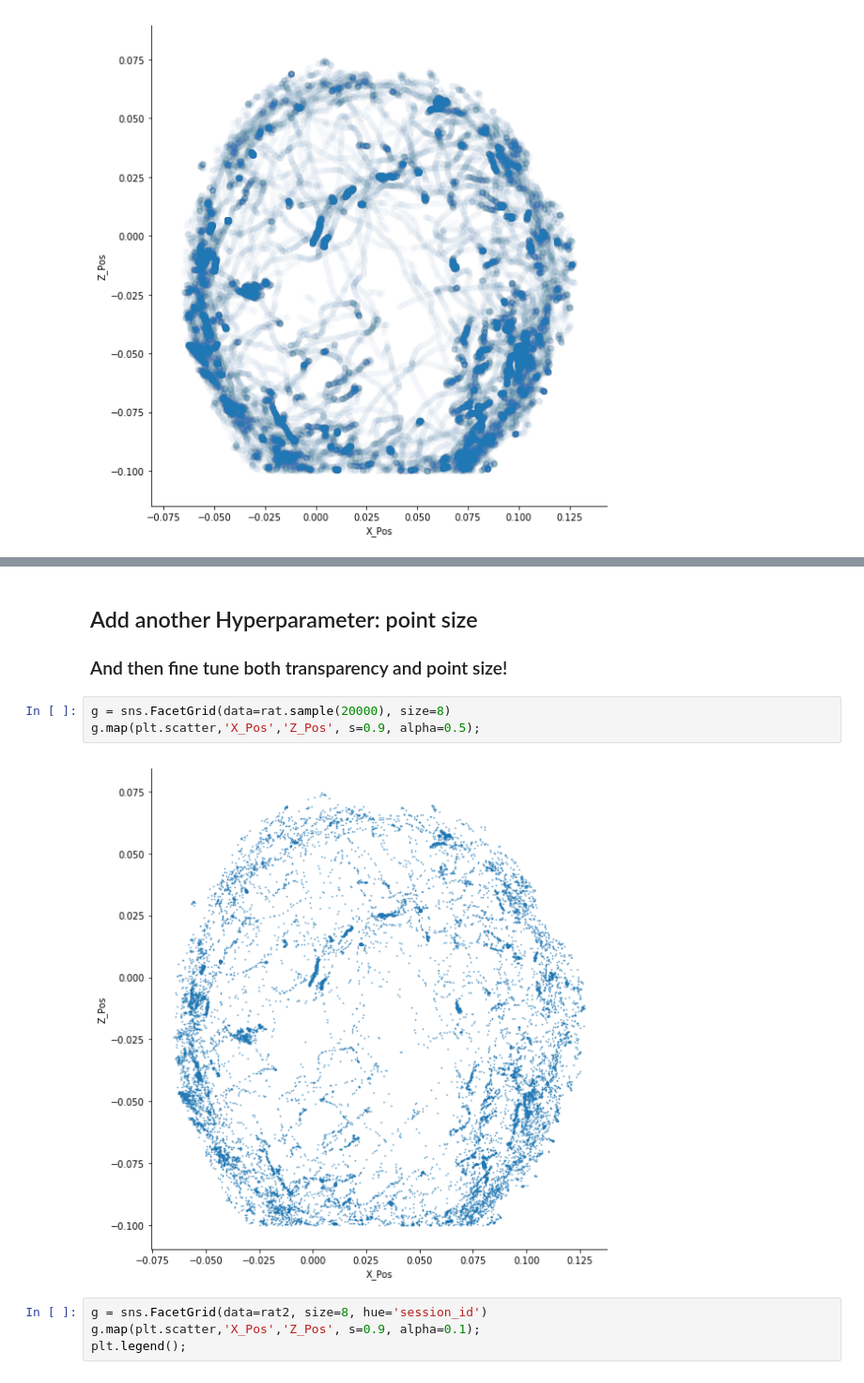
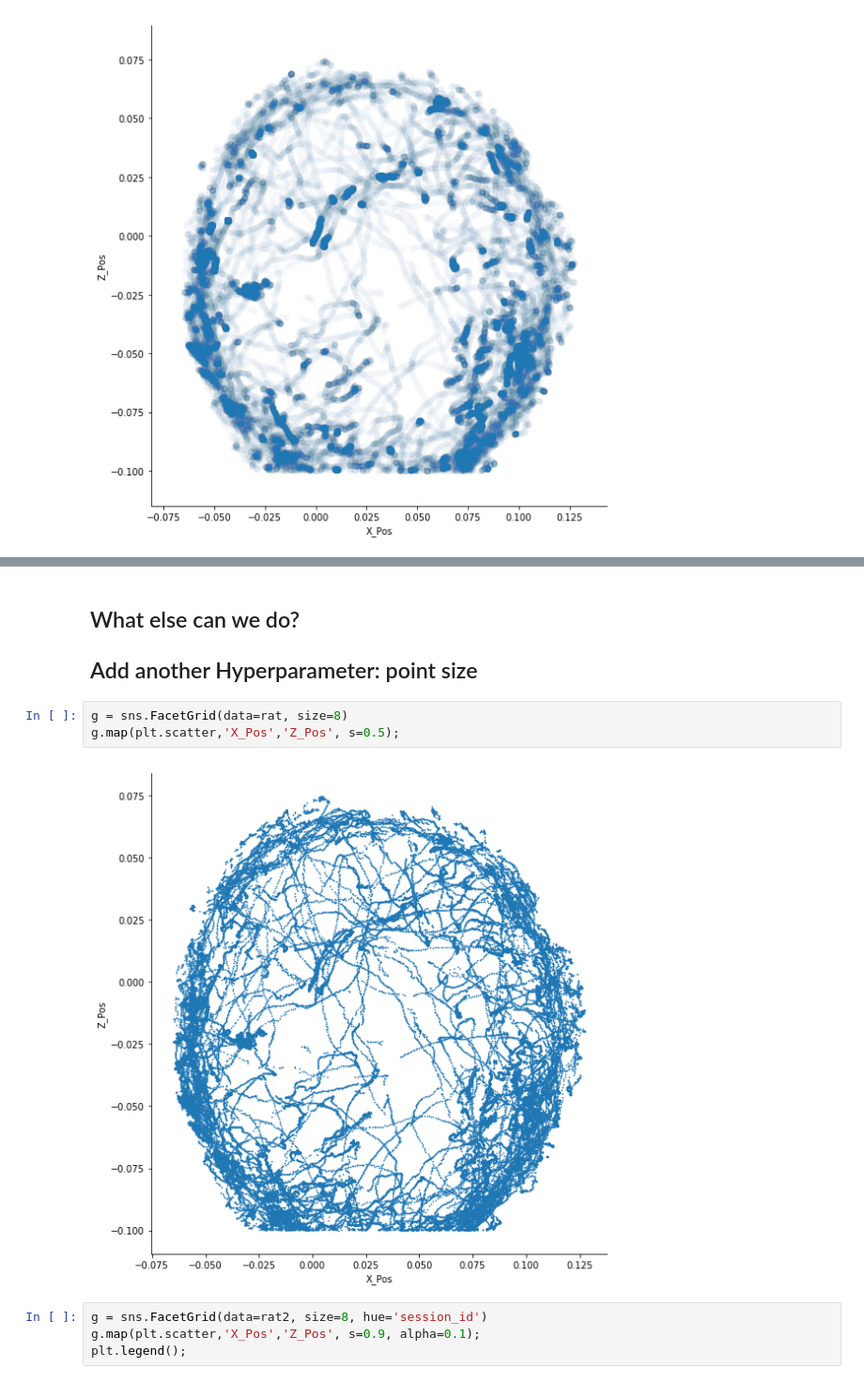
Before and after one commit to alTeska/data_visualization_talk, a Jupyter notebook: data_talk.ipynb, the cells around one changed output, grey strips where cells are left out. Shown at 94% size. Cells and saved outputs as stored; diff of their text form.

```diff
--- a/data_talk.ipynb
+++ b/data_talk.ipynb
@@ -253,11 +274,11 @@ g.map(plt.scatter,'X_Pos','Z_Pos', alpha=0.01);
 # %% [markdown]
-## Add another Hyperparameter:    point size
-### And then fine tune both transparency and point size!
+## What else can we do?
+## Add another Hyperparameter:  point size
 # %%
-g = sns.FacetGrid(data=rat.sample(20000), size=8)
-g.map(plt.scatter,'X_Pos','Z_Pos', s=0.9, alpha=0.5);
+g = sns.FacetGrid(data=rat, size=8)
+g.map(plt.scatter,'X_Pos','Z_Pos', s=0.5);
 # %% [output]
-[figure, old version]
+[figure, new version]
 # %%
 g = sns.FacetGrid(data=rat2, size=8, hue='session_id')
 g.map(plt.scatter,'X_Pos','Z_Pos', s=0.9, alpha=0.1);
```
Also changed, not shown: parts of 42 cells of this notebook, 1 other file.
